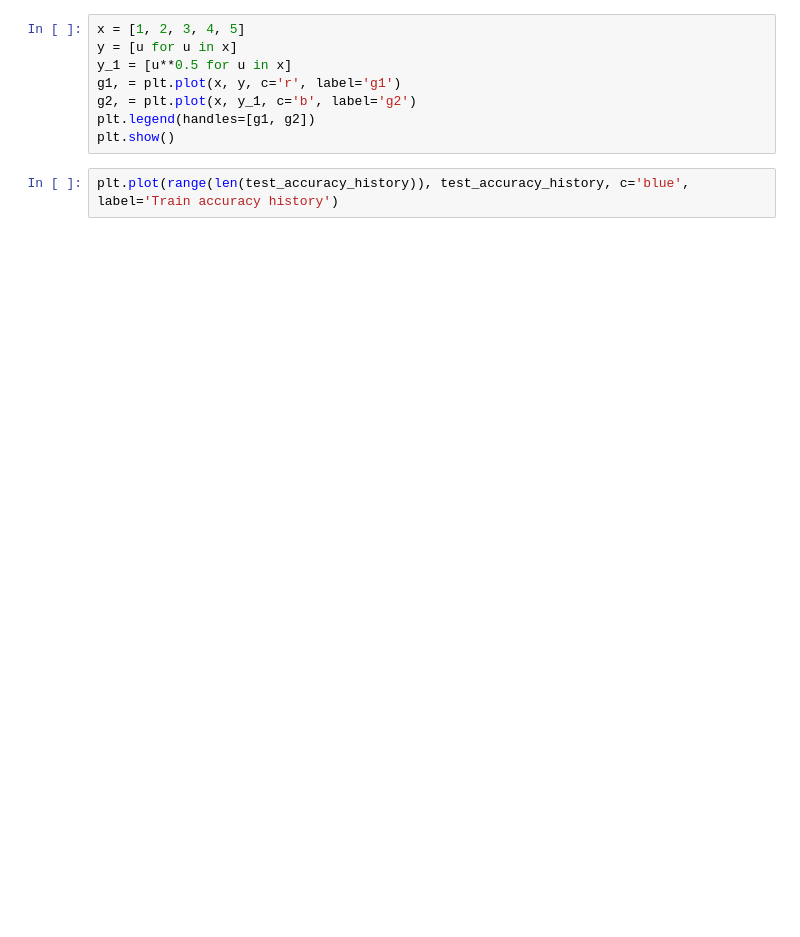
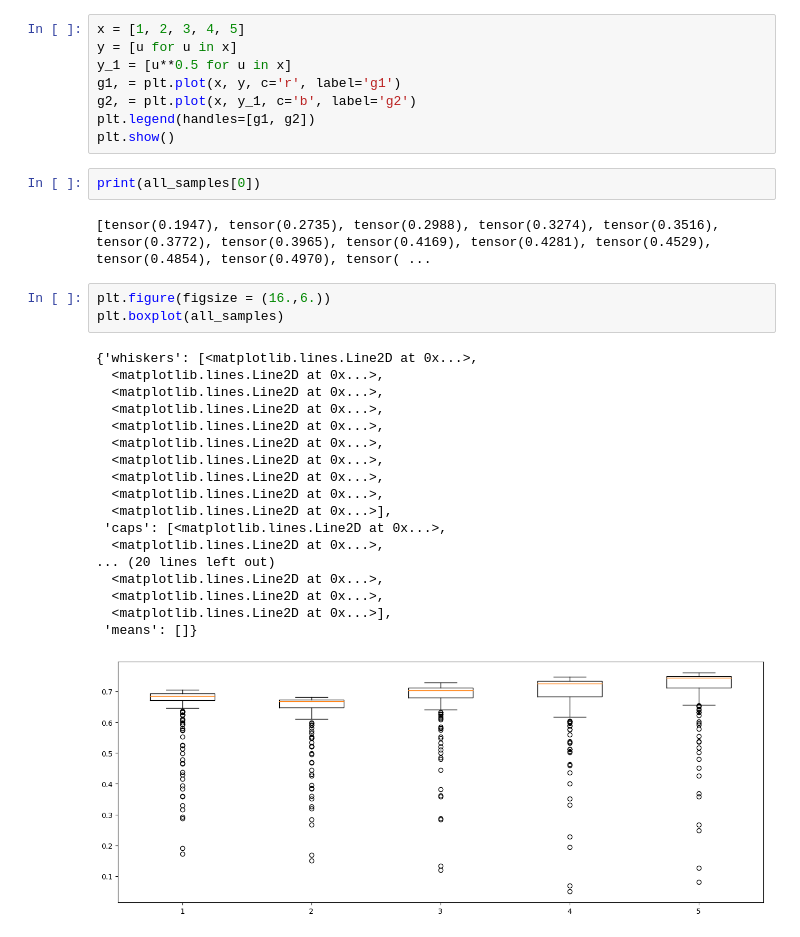
Before and after one commit to KORALLLL/MTUCI_EMNIST, a Jupyter notebook: LeNet.ipynb, the cells around one changed output. Cells and saved outputs as stored; diff of their text form; blank space fills up the shorter version.

```diff
--- a/LeNet.ipynb
+++ b/LeNet.ipynb
@@ -622,5 +719,29 @@ g1, = plt.plot(x, y, c='r', label='g1')
 g2, = plt.plot(x, y_1, c='b', label='g2')
 plt.legend(handles=[g1, g2])
 plt.show()
-# %%
-plt.plot(range(len(test_accuracy_history)), test_accuracy_history, c='blue', label='Train accuracy history')
+# %%
+print(all_samples[0])
+# %% [output]
+[tensor(0.1947), tensor(0.2735), tensor(0.2988), tensor(0.3274), tensor(0.3516), tensor(0.3772), tensor(0.3965), tensor(0.4169), tensor(0.4281), tensor(0.4529), tensor(0.4854), tensor(0.4970), tensor( ...
+# %%
+plt.figure(figsize = (16.,6.))
+plt.boxplot(all_samples)
+# %% [output]
+{'whiskers': [<matplotlib.lines.Line2D at 0x...>,
+  <matplotlib.lines.Line2D at 0x...>,
+  <matplotlib.lines.Line2D at 0x...>,
+  <matplotlib.lines.Line2D at 0x...>,
+  <matplotlib.lines.Line2D at 0x...>,
+  <matplotlib.lines.Line2D at 0x...>,
+  <matplotlib.lines.Line2D at 0x...>,
+  <matplotlib.lines.Line2D at 0x...>,
+  <matplotlib.lines.Line2D at 0x...>,
+  <matplotlib.lines.Line2D at 0x...>],
+ 'caps': [<matplotlib.lines.Line2D at 0x...>,
+  <matplotlib.lines.Line2D at 0x...>,
+... (20 lines left out)
+  <matplotlib.lines.Line2D at 0x...>,
+  <matplotlib.lines.Line2D at 0x...>,
+  <matplotlib.lines.Line2D at 0x...>],
+ 'means': []}
+[figure, added]
```
Also changed, not shown: parts of 32 cells of this notebook.
